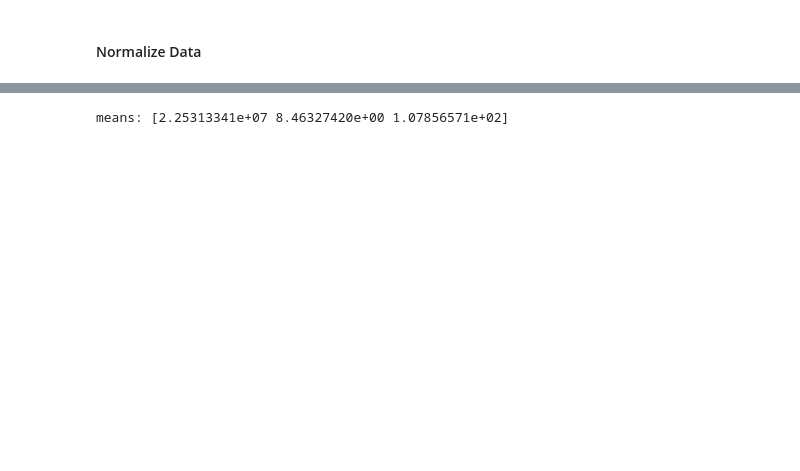
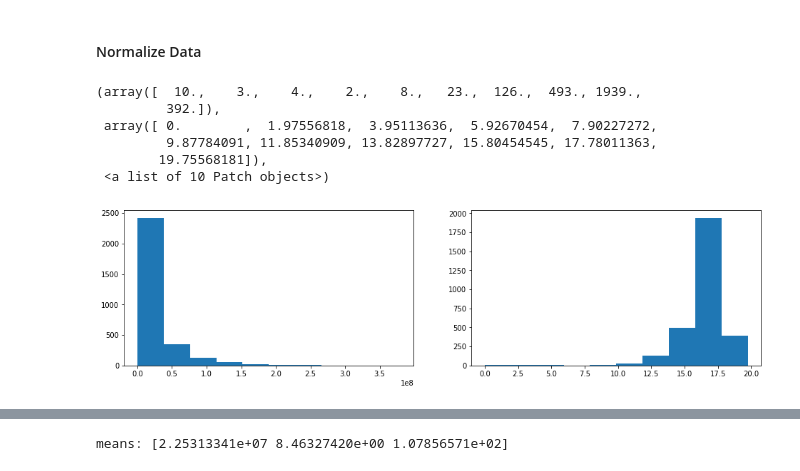
Before and after one commit to delf1/comp4211-project, a Jupyter notebook: code/COMP4211 Project.ipynb, the cells around one changed output, grey strips where cells are left out. Saved outputs shown, nothing was run; the diff lists cells and outputs as text; code cells hidden in the pictures; blank space fills up the shorter version.

```diff
--- a/code/COMP4211 Project.ipynb
+++ b/code/COMP4211 Project.ipynb
@@ -432,0 +454,16 @@ test = pd.concat([pd.concat([test.drop(columns="release_date"), date_months], ax
+# %%
+plt.figure(figsize=(16,4))
+
+plt.subplot(121)
+plt.hist(train_input["budget"].apply(lambda x: bpr_scaler.mean_[0] if x == 0 else x))
+
+plt.subplot(122)
+plt.hist(train_input["budget"].apply(lambda x: bpr_scaler.mean_[0] if x == 0 else x).apply(lambda x: np.log(x)))
+# %% [output]
+(array([  10.,    3.,    4.,    2.,    8.,   23.,  126.,  493., 1939.,
+         392.]),
+ array([ 0.        ,  1.97556818,  3.95113636,  5.92670454,  7.90227272,
+         9.87784091, 11.85340909, 13.82897727, 15.80454545, 17.78011363,
+        19.75568181]),
+ <a list of 10 Patch objects>)
+[figure, added]
```
Also changed, not shown: parts of 61 cells of this notebook, 9 other files.
